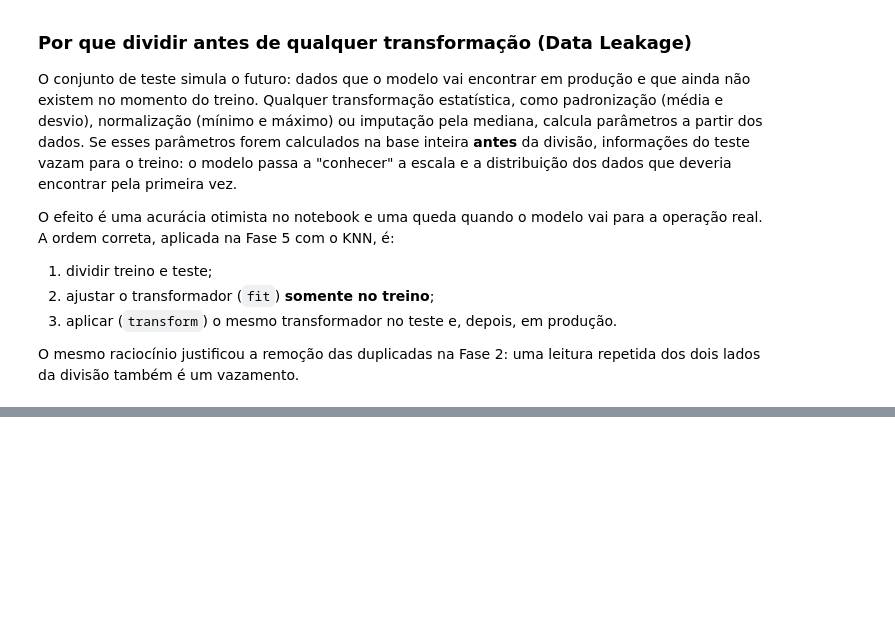
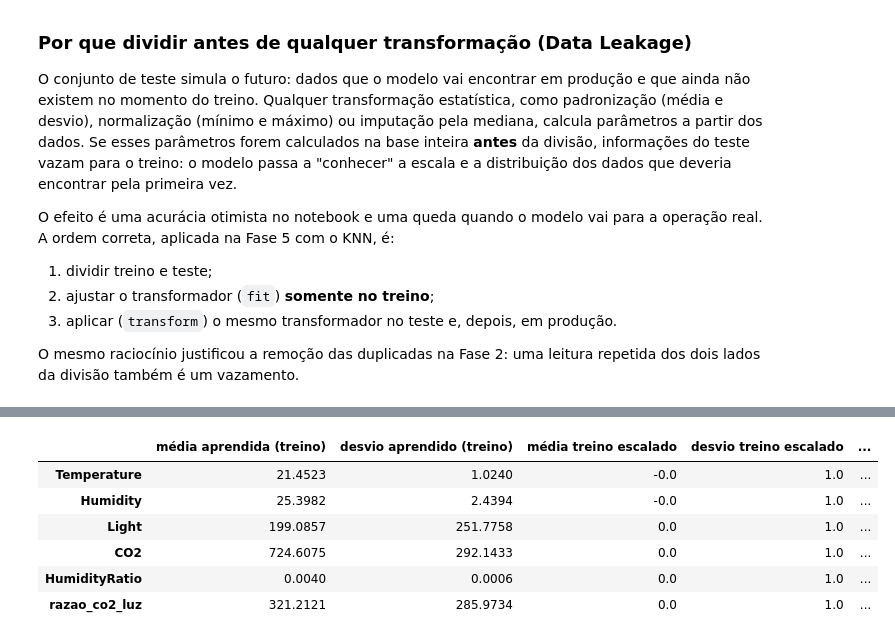
Before and after one commit to andersondiroza-dev/ocupacao-ia-pipeline, a Jupyter notebook: pipeline_ocupacao.ipynb, the cells around one changed output, grey strips where cells are left out. Drawn from its saved outputs; the diff is of its cells as text; code cells hidden in the pictures; blank space fills up the shorter version.

```diff
--- a/pipeline_ocupacao.ipynb
+++ b/pipeline_ocupacao.ipynb
@@ -569,0 +582,30 @@ O mesmo raciocínio justificou a remoção das duplicadas na Fase 2: uma leitura
+# %%
+# -----------------------------------------------------------------------------
+# Fase 5.1: StandardScaler para o KNN
+# -----------------------------------------------------------------------------
+scaler = StandardScaler()
+
+# fit_transform no TREINO: aprende a média e o desvio de cada variável e já transforma o treino
+X_train_knn = scaler.fit_transform(X_train)
+
+# transform no TESTE: usa a média e o desvio aprendidos no treino. Nunca fit no teste:
+# isso seria deixar o teste influenciar o pré-processamento (data leakage).
+X_test_knn = scaler.transform(X_test)
+
+# Conferência: no treino, médias 0 e desvios 1. No teste, valores PRÓXIMOS (não exatos),
+# justamente porque o teste foi transformado com os parâmetros do treino.
+pd.DataFrame({
+    "média aprendida (treino)": scaler.mean_,
+    "desvio aprendido (treino)": scaler.scale_,
+    "média treino escalado": X_train_knn.mean(axis=0),
+    "desvio treino escalado": X_train_knn.std(axis=0),
+    "média teste escalado": X_test_knn.mean(axis=0),
+}, index=FEATURES_MODELO).round(4)
+# %% [output]
+|  | média aprendida (treino) | desvio aprendido (treino) | média treino escalado | desvio treino escalado | ... |
+| Temperature | 21.4523 | 1.0240 | -0.0 | 1.0 | ... |
+| Humidity | 25.3982 | 2.4394 | -0.0 | 1.0 | ... |
+| Light | 199.0857 | 251.7758 | 0.0 | 1.0 | ... |
+| CO2 | 724.6075 | 292.1433 | 0.0 | 1.0 | ... |
+| HumidityRatio | 0.0040 | 0.0006 | 0.0 | 1.0 | ... |
+| razao_co2_luz | 321.2121 | 285.9734 | 0.0 | 1.0 | ... |
```
Also changed, not shown: parts of 4 cells of this notebook.
